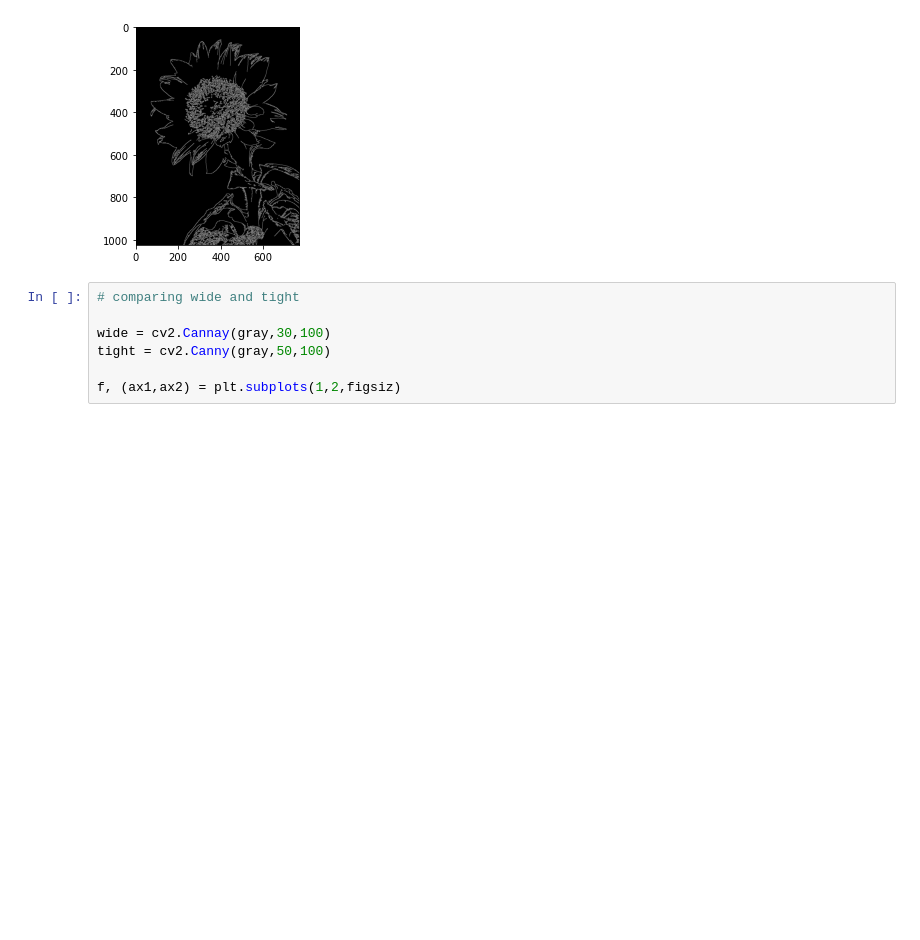
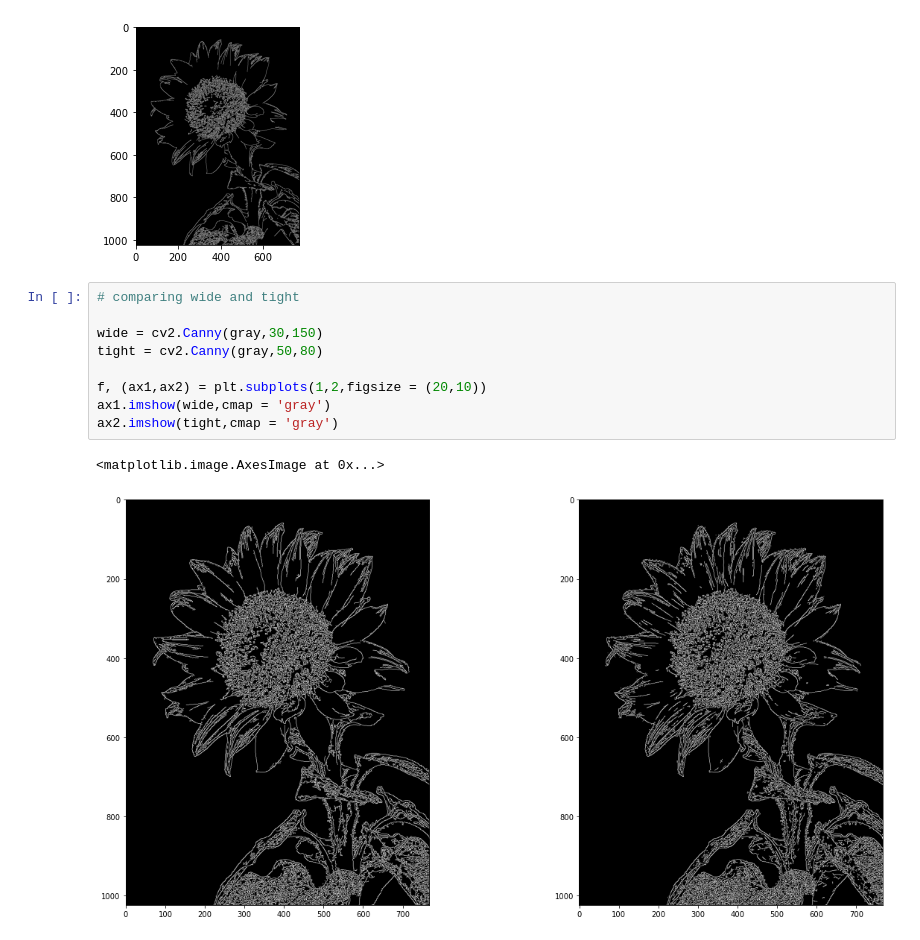
Before and after one commit to cbLife98/ComputerVision, a Jupyter notebook: 2-Convolutional Filters Edge Detection/Canny Edge Detection.ipynb, the cells around one changed output. Saved outputs shown, nothing was run; the diff lists cells and outputs as text; blank space fills up the shorter version.

```diff
--- a/2-Convolutional Filters Edge Detection/Canny Edge Detection.ipynb
+++ b/2-Convolutional Filters Edge Detection/Canny Edge Detection.ipynb
@@ -47,7 +47,12 @@ plt.imshow(edges,cmap = 'gray')
 # %%
 # comparing wide and tight
 
-wide = cv2.Cannay(gray,30,100)
-tight = cv2.Canny(gray,50,100)
+wide = cv2.Canny(gray,30,150)
+tight = cv2.Canny(gray,50,80)
 
-f, (ax1,ax2) = plt.subplots(1,2,figsiz)
+f, (ax1,ax2) = plt.subplots(1,2,figsize = (20,10))
+ax1.imshow(wide,cmap = 'gray')
+ax2.imshow(tight,cmap = 'gray')
+# %% [output]
+<matplotlib.image.AxesImage at 0x...>
+[figure, added]
```
Also changed, not shown: 4 other files.
